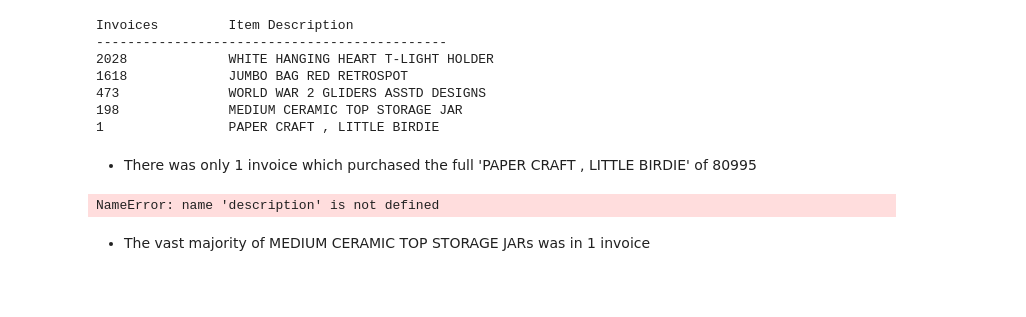
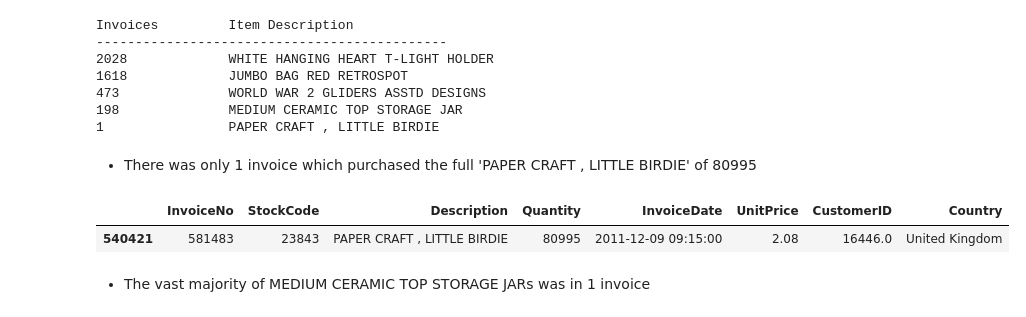
Before and after one commit to AdamBlomfield/customer_segmentation_via_cluster_analysis, a Jupyter notebook: notebooks/02_Data_Exploration.ipynb, the cells around one changed output. Saved outputs shown, nothing was run; the diff lists cells and outputs as text; code cells hidden in the pictures; blank space fills up the shorter version.

```diff
--- a/notebooks/02_Data_Exploration.ipynb
+++ b/notebooks/02_Data_Exploration.ipynb
@@ -243,9 +320,10 @@ Invoices         Item Description
 # %% [markdown]
 * There was only 1 invoice which purchased the full 'PAPER CRAFT , LITTLE BIRDIE' of 80995
 # %%
-df[description=='PAPER CRAFT , LITTLE BIRDIE']
+df[df['Description']=='PAPER CRAFT , LITTLE BIRDIE']
 # %% [output]
-NameError: name 'description' is not defined
+|  | InvoiceNo | StockCode | Description | Quantity | InvoiceDate | UnitPrice | CustomerID | Country |
+| 540421 | 581483 | 23843 | PAPER CRAFT , LITTLE BIRDIE | 80995 | 2011-12-09 09:15:00 | 2.08 | 16446.0 | United Kingdom |
 # %% [markdown]
 * The vast majority of MEDIUM CERAMIC TOP STORAGE JARs was in 1 invoice
 # %%
```
Also changed, not shown: parts of 34 cells of this notebook, 5 other files.
